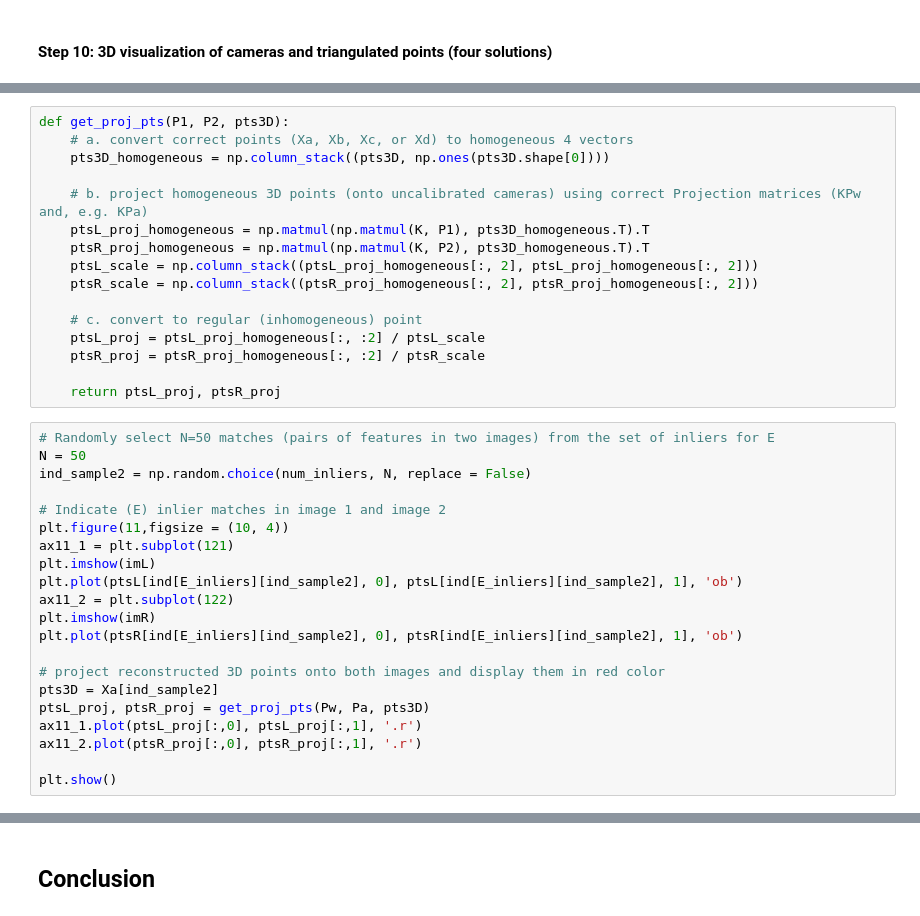
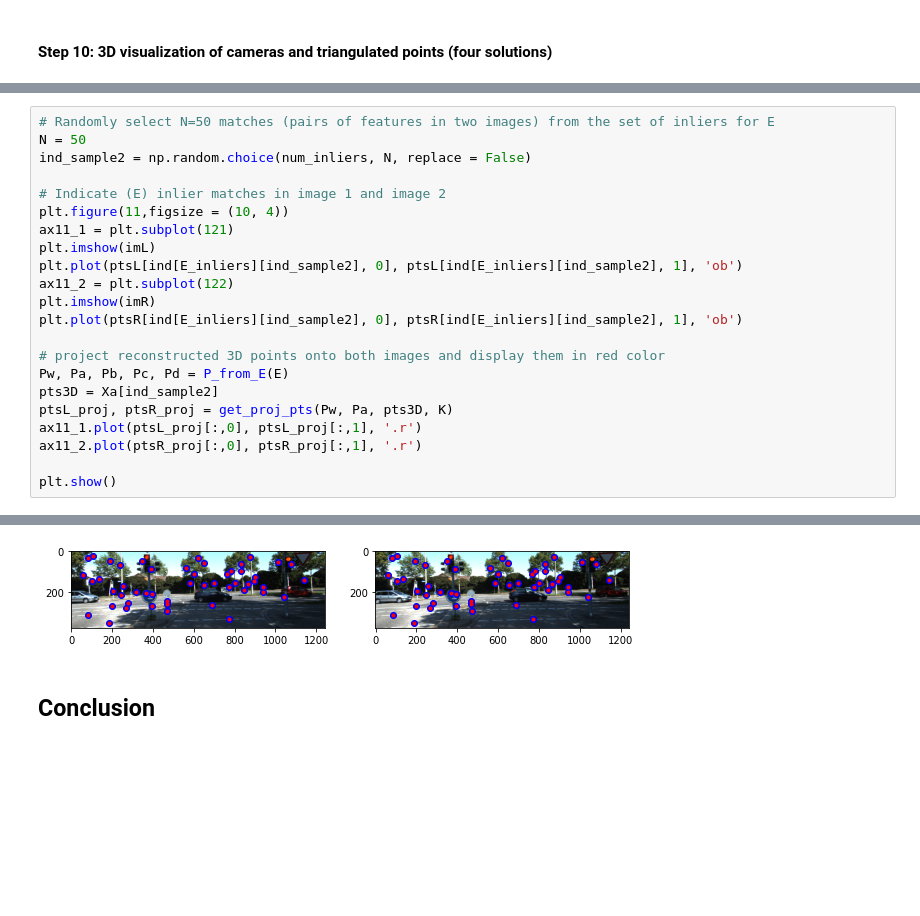
Before and after one commit to meixinzhang/rigid-moving-objects, a Jupyter notebook: rigid-moving-object.ipynb, the cells around one changed output, grey strips where cells are left out. Saved outputs shown, nothing was run; the diff lists cells and outputs as text; blank space fills up the shorter version.

```diff
--- a/rigid-moving-object.ipynb
+++ b/rigid-moving-object.ipynb
@@ -389,19 +285,3 @@ IndexError: ignored
-# %%
-def get_proj_pts(P1, P2, pts3D):
-    # a. convert correct points (Xa, Xb, Xc, or Xd) to homogeneous 4 vectors
-    pts3D_homogeneous = np.column_stack((pts3D, np.ones(pts3D.shape[0])))
-
-    # b. project homogeneous 3D points (onto uncalibrated cameras) using correct Projection matrices (KPw and, e.g. KPa)
-    ptsL_proj_homogeneous = np.matmul(np.matmul(K, P1), pts3D_homogeneous.T).T
-    ptsR_proj_homogeneous = np.matmul(np.matmul(K, P2), pts3D_homogeneous.T).T
-    ptsL_scale = np.column_stack((ptsL_proj_homogeneous[:, 2], ptsL_proj_homogeneous[:, 2]))
-    ptsR_scale = np.column_stack((ptsR_proj_homogeneous[:, 2], ptsR_proj_homogeneous[:, 2]))
-
-    # c. convert to regular (inhomogeneous) point
-    ptsL_proj = ptsL_proj_homogeneous[:, :2] / ptsL_scale
-    ptsR_proj = ptsR_proj_homogeneous[:, :2] / ptsR_scale
-
-    return ptsL_proj, ptsR_proj
 # %%
 # Randomly select N=50 matches (pairs of features in two images) from the set of inliers for E
 N = 50
@@ -417,8 +297,9 @@ plt.imshow(imR)
 plt.plot(ptsR[ind[E_inliers][ind_sample2], 0], ptsR[ind[E_inliers][ind_sample2], 1], 'ob')
 
 # project reconstructed 3D points onto both images and display them in red color
+Pw, Pa, Pb, Pc, Pd = P_from_E(E)
 pts3D = Xa[ind_sample2]
-ptsL_proj, ptsR_proj = get_proj_pts(Pw, Pa, pts3D)
+ptsL_proj, ptsR_proj = get_proj_pts(Pw, Pa, pts3D, K)
 ax11_1.plot(ptsL_proj[:,0], ptsL_proj[:,1], '.r')
 ax11_2.plot(ptsR_proj[:,0], ptsR_proj[:,1], '.r')
 
@@ -429,3 +308,4 @@ plt.show()
+[figure, added]
 # %% [markdown]
 ## Conclusion
 # %% [markdown]
```
Also changed, not shown: parts of 18 cells of this notebook, 1 other file.
